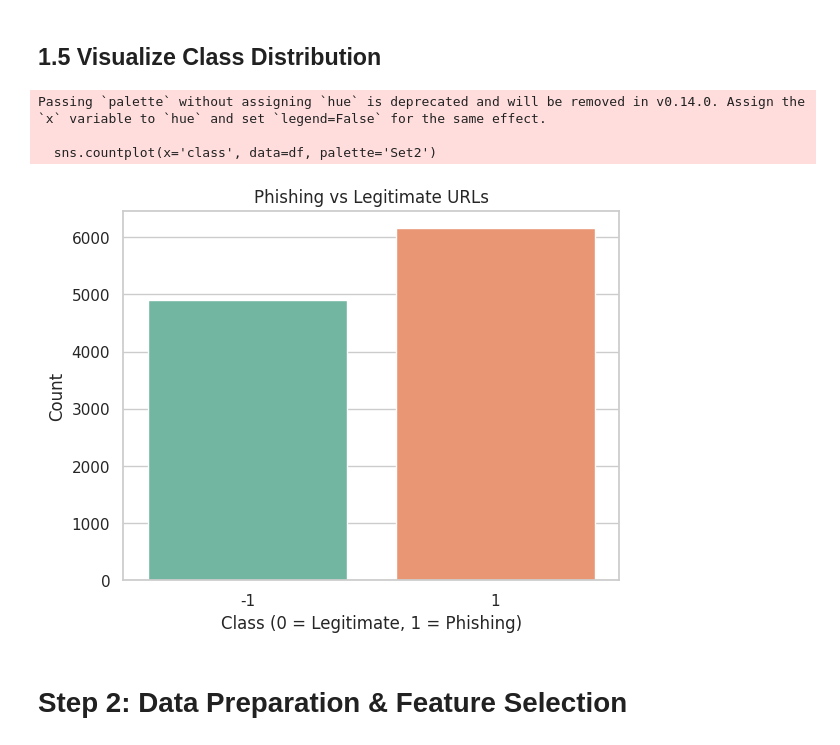
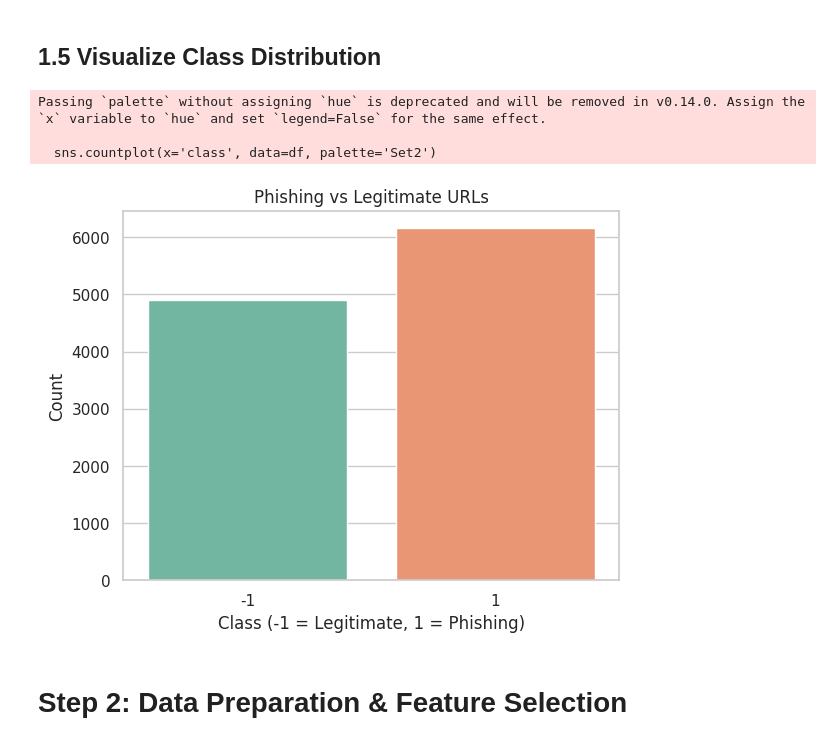
Before and after one commit to clarice-dev/phishing-detection-ml, a Jupyter notebook: phishing_detection.ipynb, the cells around one changed output. Drawn from its saved outputs; the diff is of its cells as text; code cells hidden in the pictures.

Commit message:
Updated phishing-detection-ml

```diff
--- a/phishing_detection.ipynb
+++ b/phishing_detection.ipynb
@@ -78,17 +80,17 @@ Dataset Shape: (11054, 32)
 # %%
 # Creates a bar chart showing how many phishing vs legitimate URLs there are
 sns.countplot(x='class', data=df, palette='Set2')
 
 # Adds a title and labels to make the chart clear
 plt.title("Phishing vs Legitimate URLs")
-plt.xlabel("Class (0 = Legitimate, 1 = Phishing)")
+plt.xlabel("Class (-1 = Legitimate, 1 = Phishing)")
 plt.ylabel("Count")
 plt.show()
 # %% [output]
 Passing `palette` without assigning `hue` is deprecated and will be removed in v0.14.0. Assign the `x` variable to `hue` and set `legend=False` for the same effect.
 
   sns.countplot(x='class', data=df, palette='Set2')
-[figure, old version]
+[figure, new version]
 # %% [markdown]
 # Step 2: Data Preparation & Feature Selection
 # %% [markdown]
```
Also changed, not shown: parts of 9 cells of this notebook.
